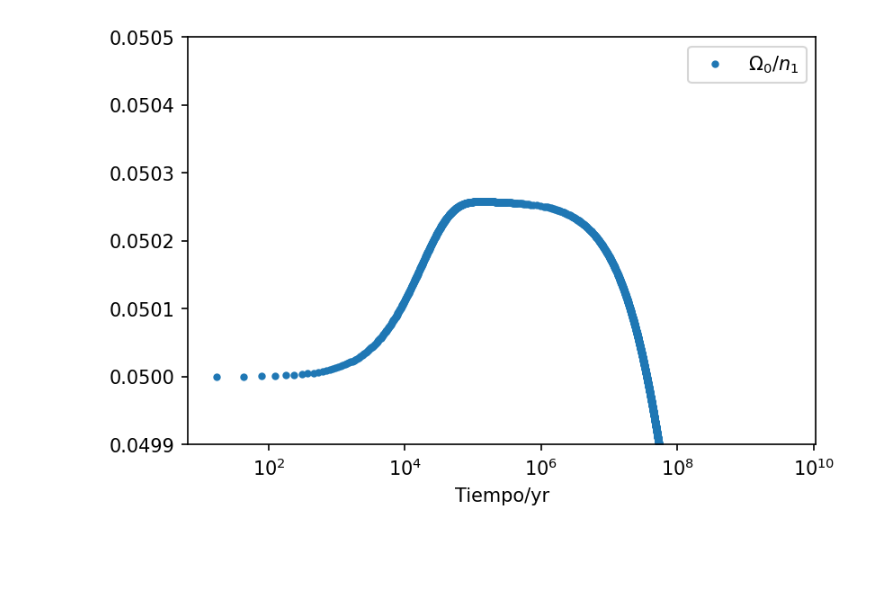
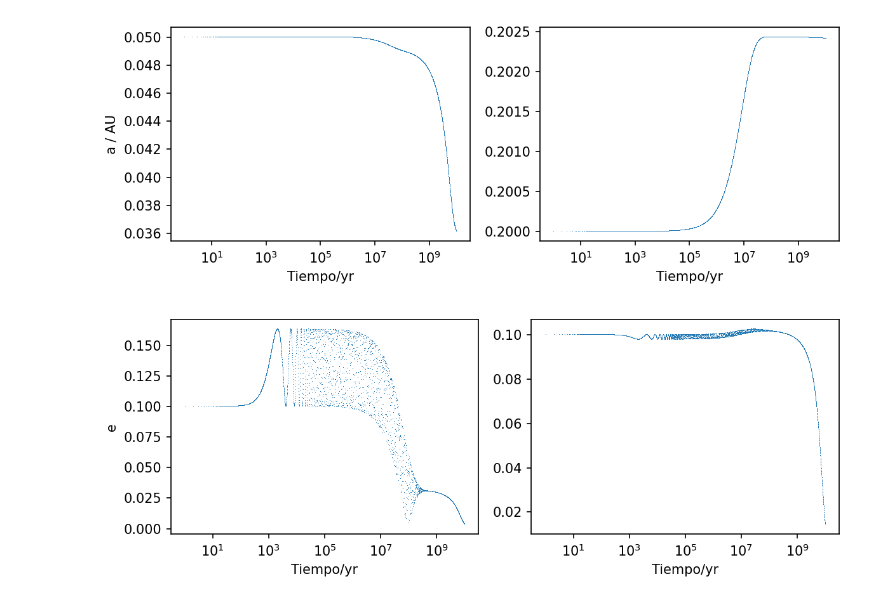
Before and after one commit to Gianuzzi/TidalEvolution, a Jupyter notebook: Plot_salida.ipynb, the cells around one changed output. Cells and saved outputs as stored; diff of their text form; code cells hidden in the pictures; blank space fills up the shorter version.

```diff
--- a/Plot_salida.ipynb
+++ b/Plot_salida.ipynb
@@ -68,10 +60,30 @@ plt.show()
-# %%
-plt.figure(dpi=150)
-plt.plot(t, a1, '.', label='$\Omega_0/n_1$')
-plt.semilogx()
-plt.ylim(0.0499, 0.0505)
-plt.xlabel("Tiempo/yr")
-plt.legend()
-plt.show()
-# %% [output]
-[figure, removed]
+# %%
+plt.figure(dpi=150, figsize=(8,3))
+plt.subplot(1,2,1)
+plt.plot(df.t, df.a1, ',')
+plt.xlabel("Tiempo/yr")
+plt.ylabel("a / AU")
+plt.semilogx()
+plt.subplot(1,2,2)
+plt.plot(df.t, df.a2, ',')
+plt.xlabel("Tiempo/yr")
+plt.semilogx()
+plt.tight_layout()
+plt.show()
+# %% [output]
+[figure, added]
+# %%
+plt.figure(dpi=150, figsize=(8,3))
+plt.subplot(1,2,1)
+plt.plot(df.t, df.e1, ',')
+plt.xlabel("Tiempo/yr")
+plt.ylabel("e")
+plt.semilogx()
+plt.subplot(1,2,2)
+plt.plot(df.t, df.e2, ',')
+plt.xlabel("Tiempo/yr")
+plt.semilogx()
+plt.tight_layout()
+plt.show()
+# %% [output]
+[figure, added]
```
Also changed, not shown: parts of 12 cells of this notebook, 18 other files.
